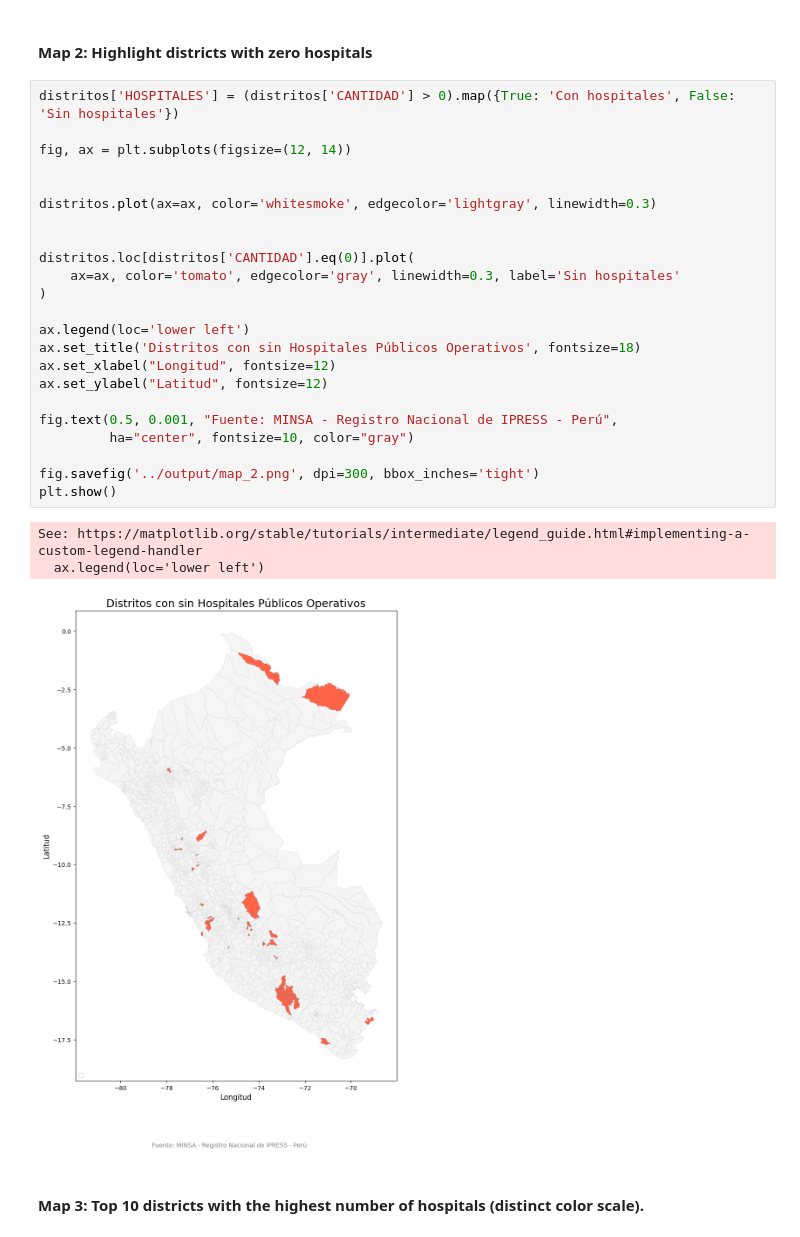
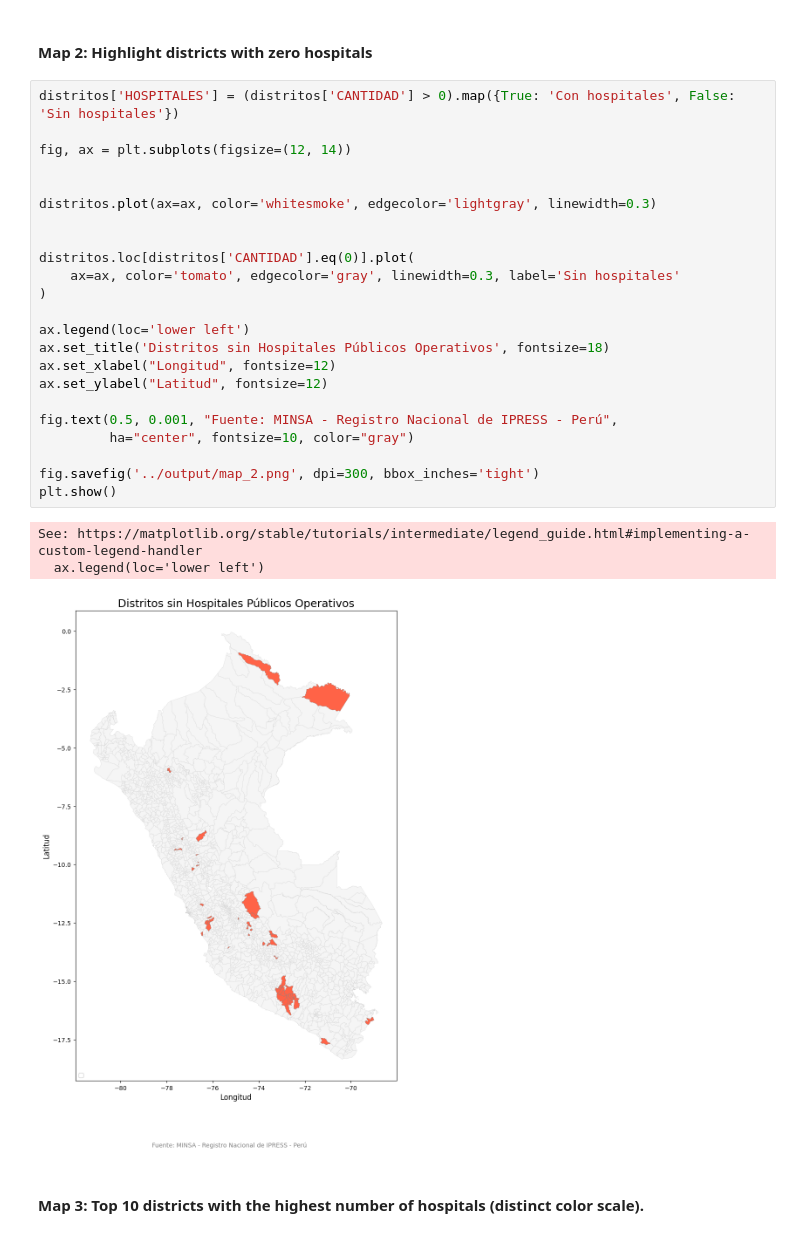
Before and after one commit to wiricardo/Hospitals-Access-Peru, a Jupyter notebook: code/static_maps.ipynb, the cells around one changed output. Saved outputs shown, nothing was run; the diff lists cells and outputs as text.

```diff
--- a/code/static_maps.ipynb
+++ b/code/static_maps.ipynb
@@ -123,30 +123,30 @@ plt.show()
 # %%
 distritos['HOSPITALES'] = (distritos['CANTIDAD'] > 0).map({True: 'Con hospitales', False: 'Sin hospitales'})
 
 fig, ax = plt.subplots(figsize=(12, 14))
 
 
 distritos.plot(ax=ax, color='whitesmoke', edgecolor='lightgray', linewidth=0.3)
 
 
 distritos.loc[distritos['CANTIDAD'].eq(0)].plot(
     ax=ax, color='tomato', edgecolor='gray', linewidth=0.3, label='Sin hospitales'
 )
 
 ax.legend(loc='lower left')
-ax.set_title('Distritos con sin Hospitales Públicos Operativos', fontsize=18)
+ax.set_title('Distritos sin Hospitales Públicos Operativos', fontsize=18)
 ax.set_xlabel("Longitud", fontsize=12)
 ax.set_ylabel("Latitud", fontsize=12)
 
 fig.text(0.5, 0.001, "Fuente: MINSA - Registro Nacional de IPRESS - Perú",
          ha="center", fontsize=10, color="gray")
 
 fig.savefig('../output/map_2.png', dpi=300, bbox_inches='tight')
 plt.show()
 # %% [output]
 See: https://matplotlib.org/stable/tutorials/intermediate/legend_guide.html#implementing-a-custom-legend-handler
   ax.legend(loc='lower left')
-[figure, old version]
+[figure, new version]
 # %% [markdown]
 #### Map 3: Top 10 districts with the highest number of hospitals (distinct color scale).
 # %%
```
Also changed, not shown: parts of 5 cells of this notebook, 7 other files.
